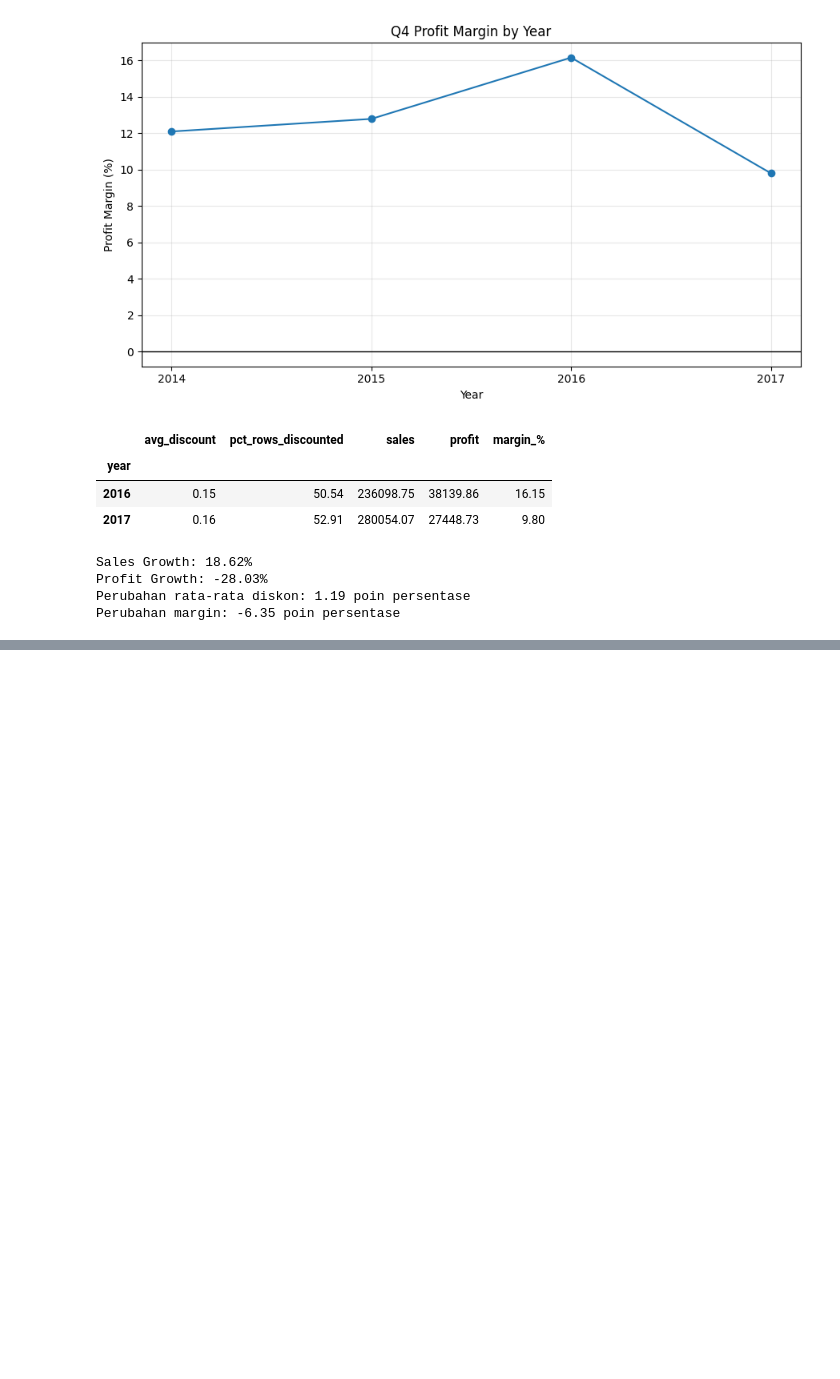
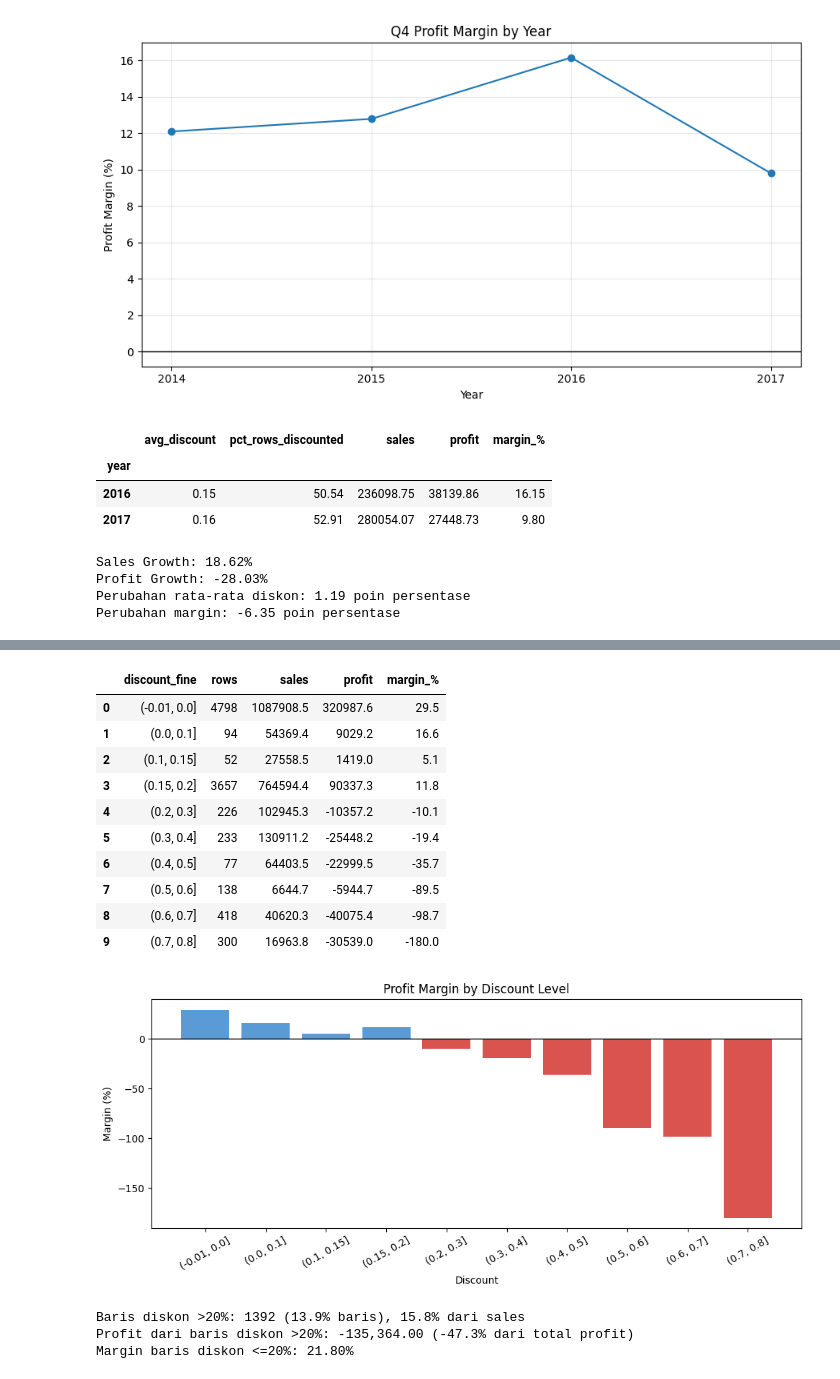
Before and after one commit to Iqbalfaridzi23/sales-performance-analysis, a Jupyter notebook: notebooks/03_eda.ipynb, the cells around one changed output, grey strips where cells are left out. Cells and saved outputs as stored; diff of their text form; code cells hidden in the pictures; blank space fills up the shorter version.

```diff
--- a/notebooks/03_eda.ipynb
+++ b/notebooks/03_eda.ipynb
@@ -639,0 +924,38 @@ Jika dibandingkan dengan seluruh periode Q4, rata-rata diskon tahun 2017 bukan y
+# %%
+bins = [-0.01, 0, 0.1, 0.15, 0.2, 0.3, 0.4, 0.5, 0.6, 0.7, 0.8]
+df['discount_fine'] = pd.cut(df['discount'], bins)
+halus = (df.groupby('discount_fine', observed=True)
+           .agg(rows=('sales', 'size'), sales=('sales', 'sum'), profit=('profit', 'sum'))
+           .reset_index())
+halus['margin_%'] = halus['profit'] / halus['sales'] * 100
+display(halus.round(1))
+
+fig, ax = plt.subplots(figsize=(10, 4.5))
+ax.bar(halus['discount_fine'].astype(str), halus['margin_%'],
+       color=['#5b9bd5' if m > 0 else '#d9534f' for m in halus['margin_%']])
+ax.axhline(0, color='black', lw=1)
+ax.set_title('Profit Margin by Discount Level'); ax.set_xlabel('Discount'); ax.set_ylabel('Margin (%)')
+plt.xticks(rotation=30); plt.tight_layout(); plt.show()
+# %% [output]
+|  | discount_fine | rows | sales | profit | margin_% |
+| 0 | (-0.01, 0.0] | 4798 | 1087908.5 | 320987.6 | 29.5 |
+| 1 | (0.0, 0.1] | 94 | 54369.4 | 9029.2 | 16.6 |
+| 2 | (0.1, 0.15] | 52 | 27558.5 | 1419.0 | 5.1 |
+| 3 | (0.15, 0.2] | 3657 | 764594.4 | 90337.3 | 11.8 |
+| 4 | (0.2, 0.3] | 226 | 102945.3 | -10357.2 | -10.1 |
+| 5 | (0.3, 0.4] | 233 | 130911.2 | -25448.2 | -19.4 |
+| 6 | (0.4, 0.5] | 77 | 64403.5 | -22999.5 | -35.7 |
+| 7 | (0.5, 0.6] | 138 | 6644.7 | -5944.7 | -89.5 |
+| 8 | (0.6, 0.7] | 418 | 40620.3 | -40075.4 | -98.7 |
+| 9 | (0.7, 0.8] | 300 | 16963.8 | -30539.0 | -180.0 |
+[figure, added]
+# %%
+tinggi = df[df['discount'] > 0.2]
+rendah = df[df['discount'] <= 0.2]
+print(f'Baris diskon >20%: {len(tinggi)} ({len(tinggi) / len(df):.1%} baris), {tinggi["sales"].sum() / total_sales:.1%} dari sales')
+print(f'Profit dari baris diskon >20%: {tinggi["profit"].sum():,.2f} ({tinggi["profit"].sum() / total_profit:.1%} dari total profit)')
+print(f'Margin baris diskon <=20%: {rendah["profit"].sum() / rendah["sales"].sum():.2%}')
+# %% [output]
+Baris diskon >20%: 1392 (13.9% baris), 15.8% dari sales
+Profit dari baris diskon >20%: -135,364.00 (-47.3% dari total profit)
+Margin baris diskon <=20%: 21.80%
```
Also changed, not shown: parts of 30 cells of this notebook, 10 other files.
